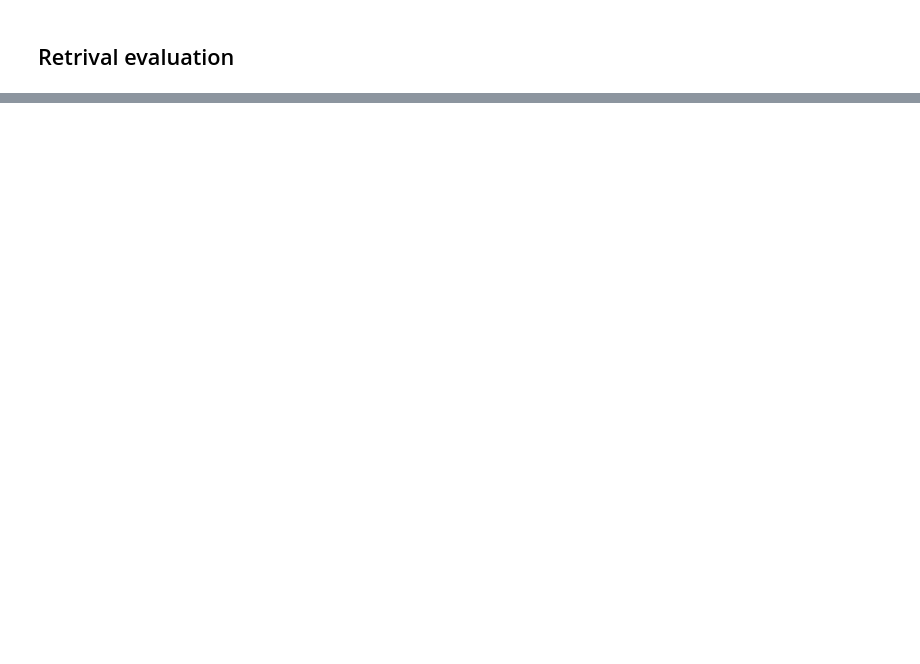
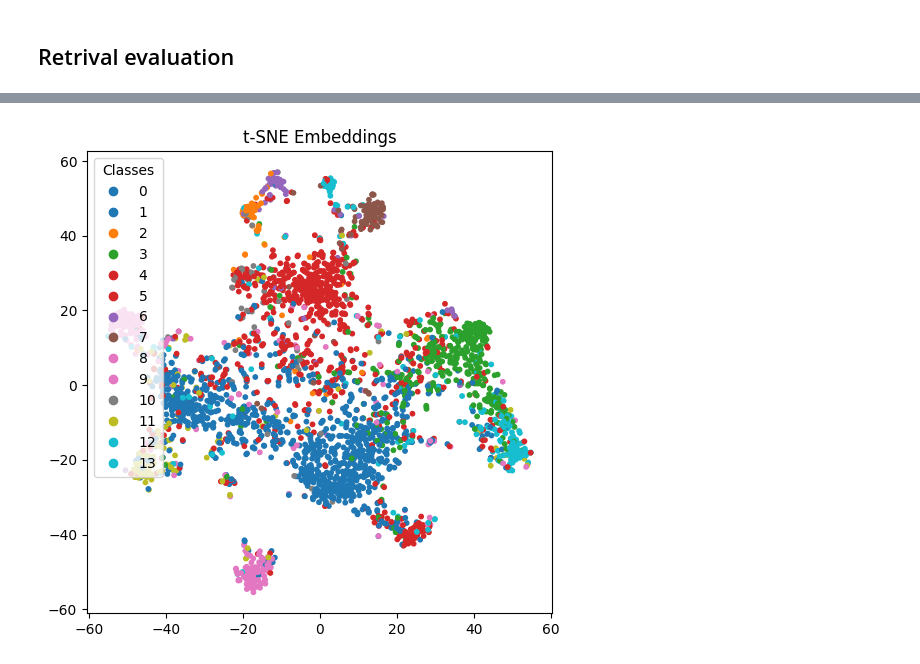
Before and after one commit to LenionK/dl26-projects, a Jupyter notebook: notebooks/baseline.ipynb, the cells around one changed output, grey strips where cells are left out. Cells and saved outputs as stored; diff of their text form; code cells hidden in the pictures; blank space fills up the shorter version.

```diff
--- a/notebooks/baseline.ipynb
+++ b/notebooks/baseline.ipynb
@@ -283,0 +201,7 @@ if len(wrong) > 0:
+# %%
+plot_tsne(
+    embeddings=embeddings,
+    labels=labels
+          )
+# %% [output]
+[figure, added]
```
Also changed, not shown: parts of 22 cells of this notebook, 7 other files.
